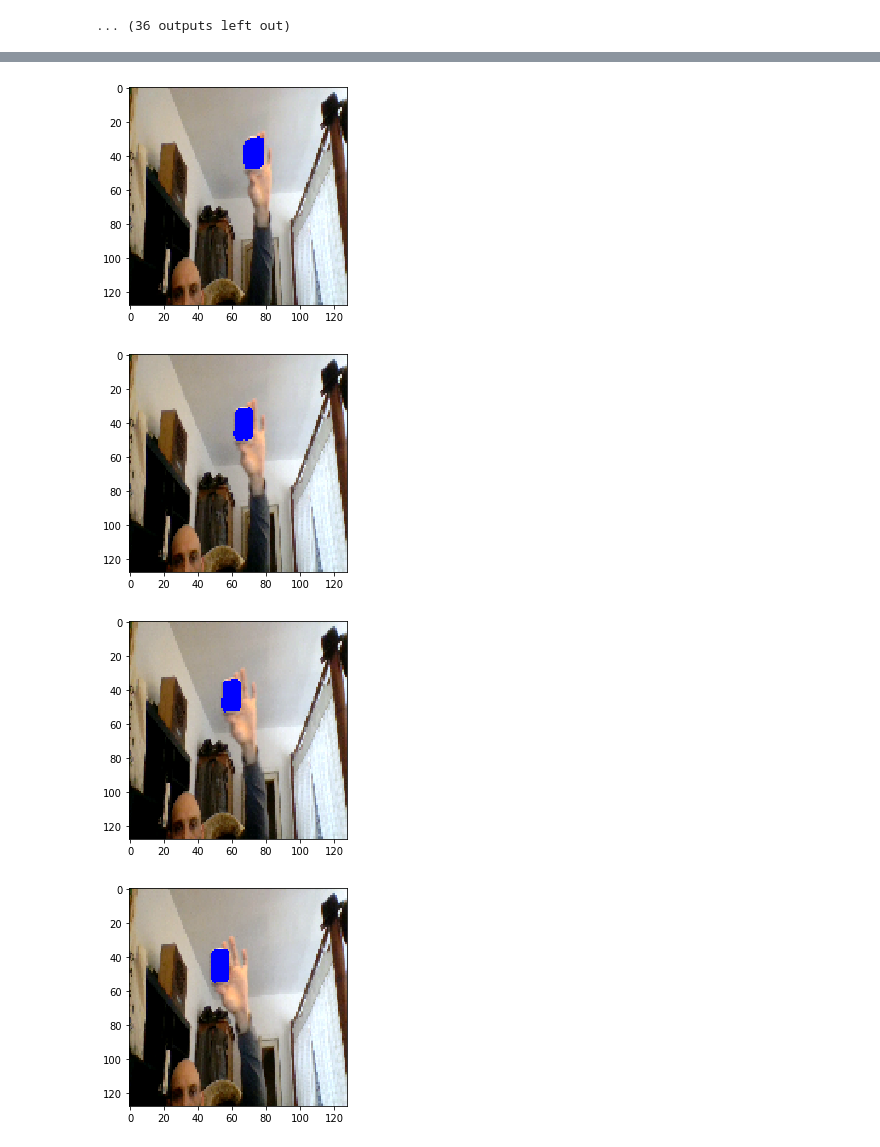
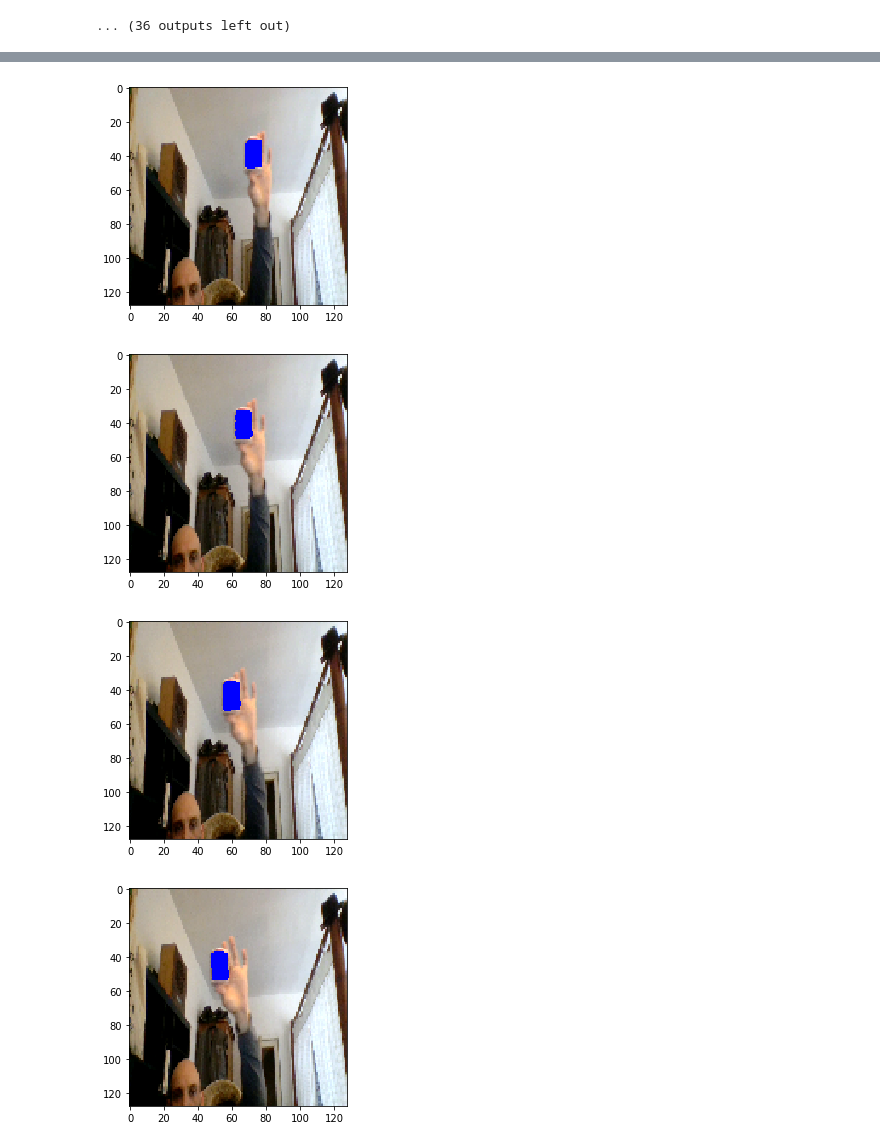
Before and after one commit to EParisot/ML_Tools, a Jupyter notebook: CNNs/Image_Segmentation/image_segmentation.ipynb, the cells around one changed output, grey strips where cells are left out. Saved outputs shown, nothing was run; the diff lists cells and outputs as text; code cells hidden in the pictures.

```diff
--- a/CNNs/Image_Segmentation/image_segmentation.ipynb
+++ b/CNNs/Image_Segmentation/image_segmentation.ipynb
@@ -134,10 +134,10 @@ conv2 = Conv2D(128, 3, activation = 'relu', padding = 'same', kernel_initializer
 pool2 = MaxPooling2D(pool_size=(2, 2))(conv2)
 conv3 = Conv2D(256, 3, activation = 'relu', padding = 'same', kernel_initializer = 'he_normal')(pool2)
 conv3 = Conv2D(256, 3, activation = 'relu', padding = 'same', kernel_initializer = 'he_normal')(conv3)
-#pool3 = MaxPooling2D(pool_size=(2, 2))(conv3)
-#conv4 = Conv2D(512, 3, activation = 'relu', padding = 'same', kernel_initializer = 'he_normal')(pool3)
-#conv4 = Conv2D(512, 3, activation = 'relu', padding = 'same', kernel_initializer = 'he_normal')(conv4)
-#drop4 = Dropout(0.5)(conv4)
+pool3 = MaxPooling2D(pool_size=(2, 2))(conv3)
+conv4 = Conv2D(512, 3, activation = 'relu', padding = 'same', kernel_initializer = 'he_normal')(pool3)
+conv4 = Conv2D(512, 3, activation = 'relu', padding = 'same', kernel_initializer = 'he_normal')(conv4)
+drop4 = Dropout(0.5)(conv4)
 
 #pool4 = MaxPooling2D(pool_size=(2, 2))(drop4)
 #conv5 = Conv2D(1024, 3, activation = 'relu', padding = 'same', kernel_initializer = 'he_normal')(pool4)
@@ -149,11 +149,11 @@ conv3 = Conv2D(256, 3, activation = 'relu', padding = 'same', kernel_initializer
 #conv6 = Conv2D(512, 3, activation = 'relu', padding = 'same', kernel_initializer = 'he_normal')(merge6)
 #conv6 = Conv2D(512, 3, activation = 'relu', padding = 'same', kernel_initializer = 'he_normal')(conv6)
 
-#up7 = Conv2D(256, 2, activation = 'relu', padding = 'same', kernel_initializer = 'he_normal')(UpSampling2D(size = (2,2))(drop4))
-#merge7 = concatenate([conv3,up7], axis = 3)
-#conv7 = Conv2D(256, 3, activation = 'relu', padding = 'same', kernel_initializer = 'he_normal')(merge7)
-#conv7 = Conv2D(256, 3, activation = 'relu', padding = 'same', kernel_initializer = 'he_normal')(conv7)
-up8 = Conv2D(128, 2, activation = 'relu', padding = 'same', kernel_initializer = 'he_normal')(UpSampling2D(size = (2,2))(conv3))
+up7 = Conv2D(256, 2, activation = 'relu', padding = 'same', kernel_initializer = 'he_normal')(UpSampling2D(size = (2,2))(drop4))
+merge7 = concatenate([conv3,up7], axis = 3)
+conv7 = Conv2D(256, 3, activation = 'relu', padding = 'same', kernel_initializer = 'he_normal')(merge7)
+conv7 = Conv2D(256, 3, activation = 'relu', padding = 'same', kernel_initializer = 'he_normal')(conv7)
+up8 = Conv2D(128, 2, activation = 'relu', padding = 'same', kernel_initializer = 'he_normal')(UpSampling2D(size = (2,2))(conv7))
 merge8 = concatenate([conv2,up8], axis = 3)
 conv8 = Conv2D(128, 3, activation = 'relu', padding = 'same', kernel_initializer = 'he_normal')(merge8)
 conv8 = Conv2D(128, 3, activation = 'relu', padding = 'same', kernel_initializer = 'he_normal')(conv8)
@@ -204,5 +198,5 @@ batch_size = 1
 train_batches = DataGenerator(train_data, data_path, class_nb, batch_size=batch_size, shuffle=True)
 val_batches = DataGenerator(val_data, data_path, class_nb, batch_size=batch_size)
 
-history = model.fit_generator(train_batches, validation_data = val_batches, epochs = 20, verbose=1, callbacks=[best_checkpoint])
+history = model.fit_generator(train_batches, validation_data = val_batches, epochs = 50, verbose=1, callbacks=[best_checkpoint])
 # %% [output]
@@ -233,30 +225,30 @@ historydf.plot(ylim=(0,1))
 # %%
 # LOAD MODEL
 
-from keras.models import load_model
-from deepctr.layers import custom_objects
+#from keras.models import load_model
+#from deepctr.layers import custom_objects
 
-custom_objects["dice_coef"] = dice_coef
-model = load_model("model.h5", custom_objects=custom_objects)
+#custom_objects["dice_coef"] = dice_coef
+#model = load_model("model.h5", custom_objects=custom_objects)
 
-idx = int(0.8*len(dict_data))
-val_data = {k: dict_data[k] for k in list(dict_data)[idx:]}
-val_batches = DataGenerator(val_data, data_path, class_nb, batch_size=batch_size)
+#idx = int(0.8*len(dict_data))
+#val_data = {k: dict_data[k] for k in list(dict_data)[idx:]}
+#val_batches = DataGenerator(val_data, data_path, class_nb, batch_size=batch_size)
 # %%
-threshold = 0.5
+threshold = 0.9
 
 for batch in val_batches:
     for i in range(batch_size):
         img = batch[0][i,]
         pred = model.predict(img.reshape((1, img_size[1], img_size[0], img_size[2])))
         img = (img * 255).astype('uint8')
         for j in range(class_nb):
             msk = pred[0,:,:,j]
             img[msk>=threshold] = colors[j]
         plt.figure()
         plt.imshow(img)
 # %% [output]
-[figure, old version]
+[figure, new version]
 [figure]
 [figure]
-[figure, old version]
+[figure, new version]
```
Also changed, not shown: parts of 4 cells of this notebook, 2 other files.
